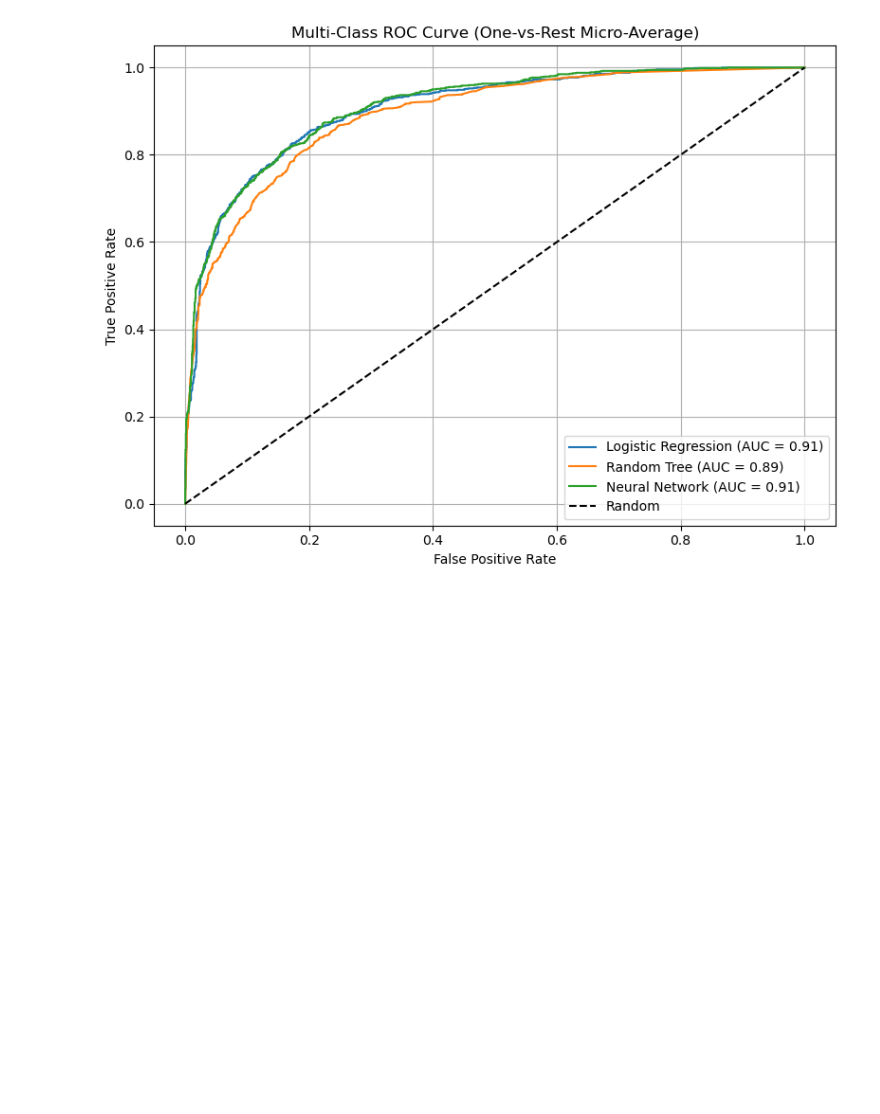
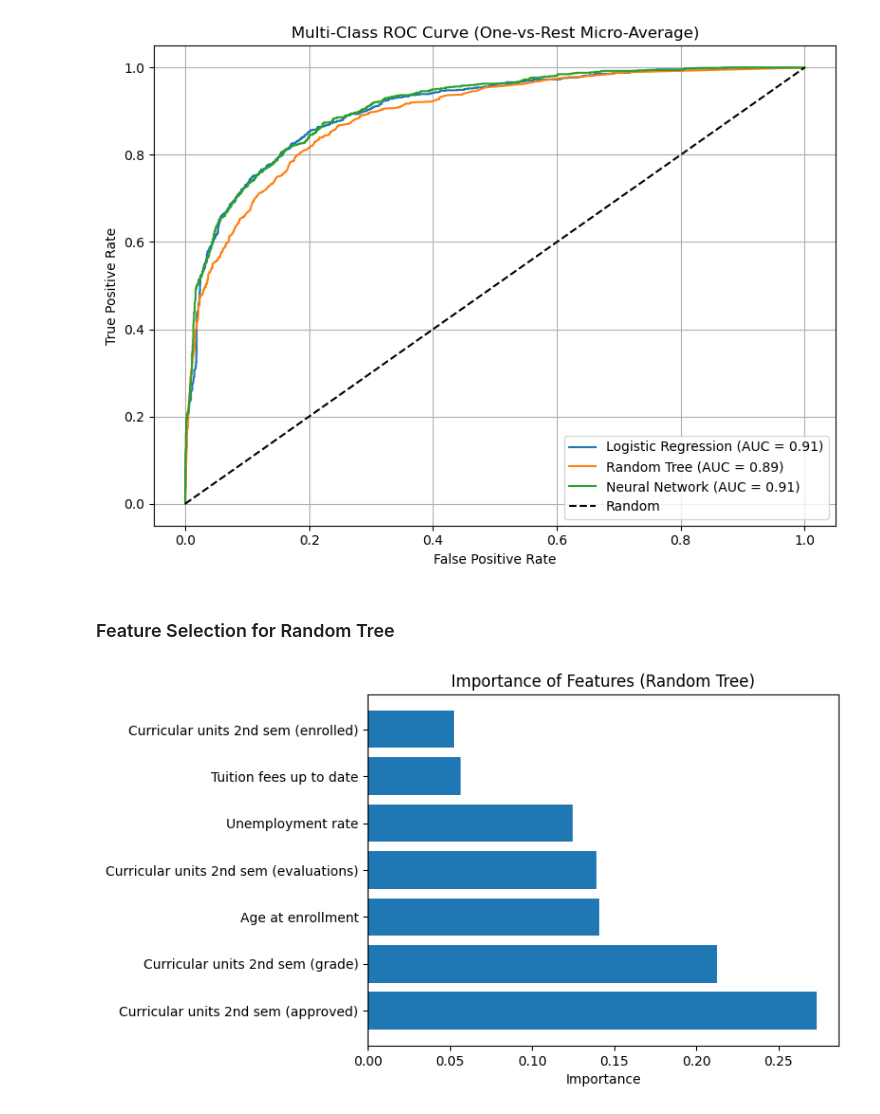
Before and after one commit to ethancla/student-success-ml, a Jupyter notebook: notebooks/model_evaluations.ipynb, the cells around one changed output. Saved outputs shown, nothing was run; the diff lists cells and outputs as text; code cells hidden in the pictures; blank space fills up the shorter version.

```diff
--- a/notebooks/model_evaluations.ipynb
+++ b/notebooks/model_evaluations.ipynb
@@ -161,3 +170,21 @@ plt.tight_layout()
 plt.show()
 # %% [output]
 [figure]
+# %% [markdown]
+### Feature Selection for Random Tree
+# %%
+#Feature Selection
+tree_model = models["Random Tree"]
+
+#Get Important Features
+importance = tree_model.feature_importances_
+features = X.columns
+#Sort Indexes based on Ranking
+sort_indexes = np.argsort(importance)[::-1]
+
+plt.barh(features[sort_indexes], importance[sort_indexes])
+plt.title("Importance of Features (Random Tree)")
+plt.xlabel("Importance")
+plt.show()
+# %% [output]
+[figure, added]
```
Also changed, not shown: parts of 2 cells of this notebook.
